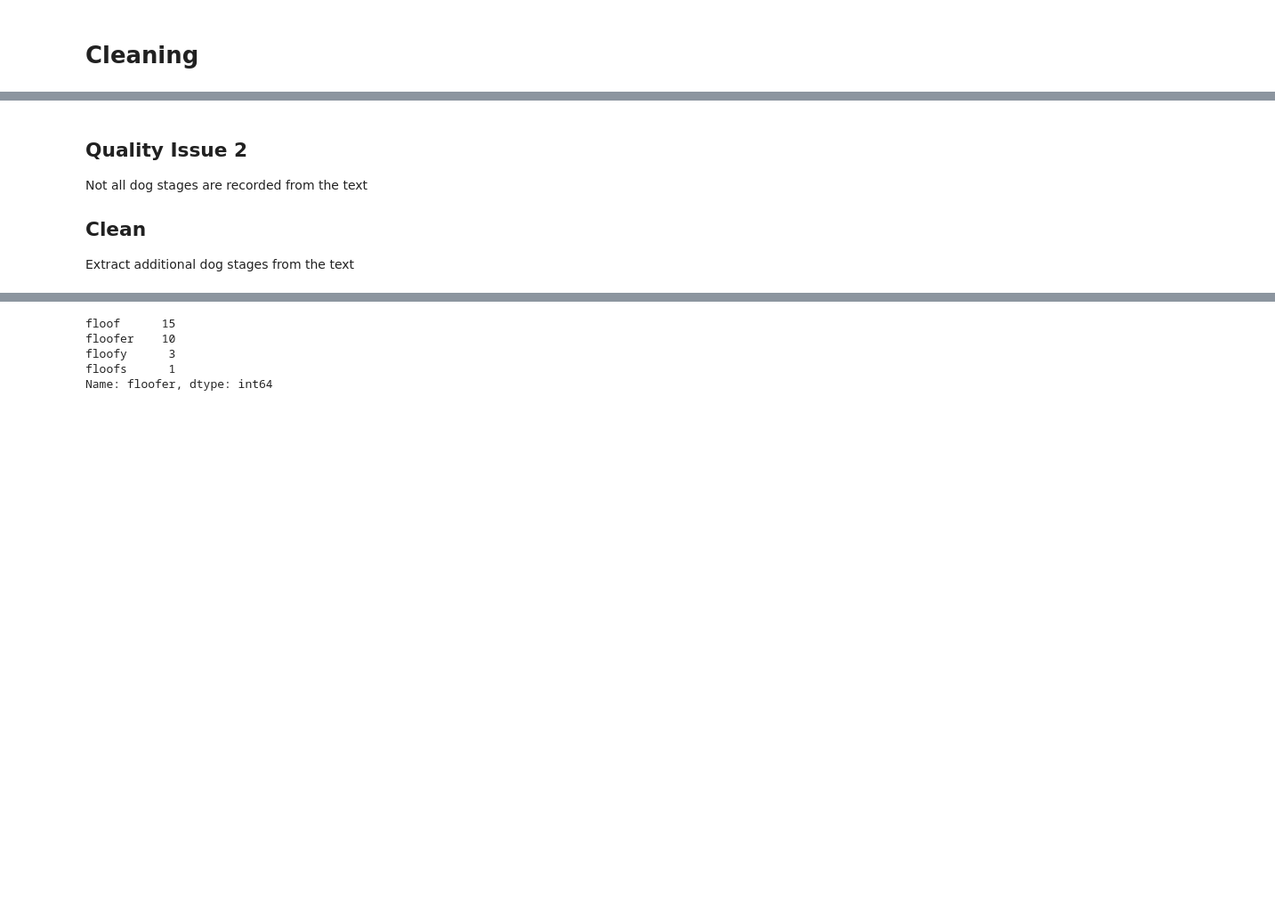
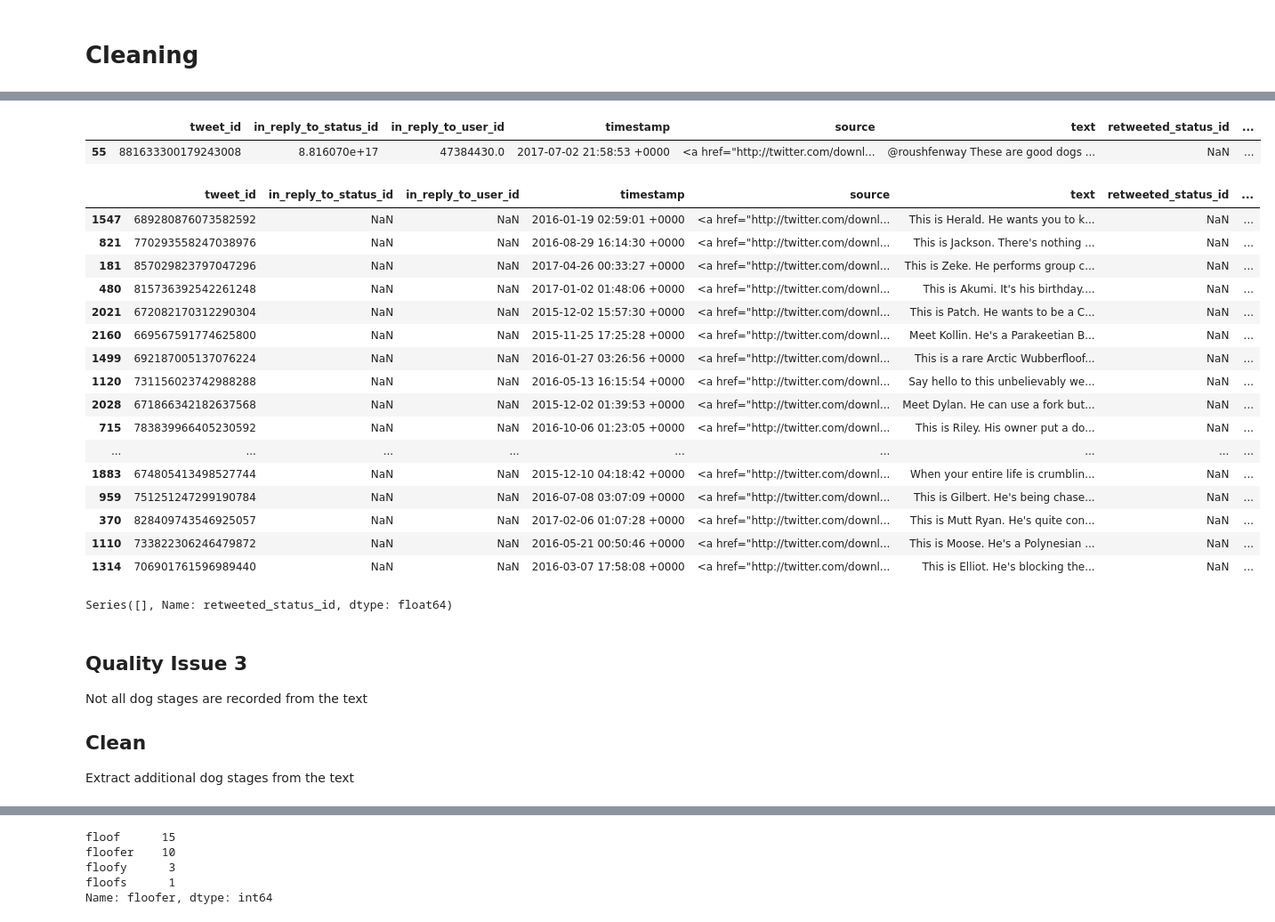
Before and after one commit to KattyP/DataWrangleProject, a Jupyter notebook: wrangle_act.ipynb, the cells around one changed output, grey strips where cells are left out. Shown at 89% size. Drawn from its saved outputs; the diff is of its cells as text; code cells hidden in the pictures; blank space fills up the shorter version.

```diff
--- a/wrangle_act.ipynb
+++ b/wrangle_act.ipynb
@@ -294,0 +317,6 @@ tweet_count_clean = tweet_count_list.copy()
+# %%
+# pull the tweet ids from the expanded urls columns
+twitter_archive_clean['clean_id'] = twitter_archive_clean.expanded_urls.str.extract('(\d{18})',expand=True)
+tweet_clean_id_list = twitter_archive_clean[twitter_archive_clean['tweet_id'].isin(tweet_errors)].clean_id
+tweet_clean_id_list = tweet_clean_id_list.tolist()
+tweet_clean_id_list
@@ -294,0 +345,3 @@ tweet_count_clean = tweet_count_list.copy()
+# %%
+twitter_archive_clean['duplicates'] = twitter_archive_clean.duplicated(subset='clean_id', keep=False)
+twitter_archive_clean[twitter_archive_clean['duplicates']==True].retweeted_status_id
@@ -326,0 +398,3 @@ memory usage: 305.9+ KB
+# %%
+twitter_archive_clean['duplicates'] = twitter_archive_clean.duplicated(subset='clean_id', keep=False)
+twitter_archive_clean[twitter_archive_clean['duplicates']==True].tweet_id
@@ -326,0 +419,31 @@ memory usage: 305.9+ KB
+# %%
+twitter_archive_clean[twitter_archive_clean['tweet_id']==881633300179243008]
+# %% [output]
+|  | tweet_id | in_reply_to_status_id | in_reply_to_user_id | timestamp | source | text | retweeted_status_id | ... |
+| 55 | 881633300179243008 | 8.816070e+17 | 47384430.0 | 2017-07-02 21:58:53 +0000 | <a href="http://twitter.com/downl... | @roushfenway These are good dogs ... | NaN | ... |
+# %%
+twitter_archive_clean.sample(50)
+# %% [output]
+|  | tweet_id | in_reply_to_status_id | in_reply_to_user_id | timestamp | source | text | retweeted_status_id | ... |
+| 1547 | 689280876073582592 | NaN | NaN | 2016-01-19 02:59:01 +0000 | <a href="http://twitter.com/downl... | This is Herald. He wants you to k... | NaN | ... |
+| 821 | 770293558247038976 | NaN | NaN | 2016-08-29 16:14:30 +0000 | <a href="http://twitter.com/downl... | This is Jackson. There's nothing ... | NaN | ... |
+| 181 | 857029823797047296 | NaN | NaN | 2017-04-26 00:33:27 +0000 | <a href="http://twitter.com/downl... | This is Zeke. He performs group c... | NaN | ... |
+| 480 | 815736392542261248 | NaN | NaN | 2017-01-02 01:48:06 +0000 | <a href="http://twitter.com/downl... | This is Akumi. It's his birthday.... | NaN | ... |
+| 2021 | 672082170312290304 | NaN | NaN | 2015-12-02 15:57:30 +0000 | <a href="http://twitter.com/downl... | This is Patch. He wants to be a C... | NaN | ... |
+| 2160 | 669567591774625800 | NaN | NaN | 2015-11-25 17:25:28 +0000 | <a href="http://twitter.com/downl... | Meet Kollin. He's a Parakeetian B... | NaN | ... |
+| 1499 | 692187005137076224 | NaN | NaN | 2016-01-27 03:26:56 +0000 | <a href="http://twitter.com/downl... | This is a rare Arctic Wubberfloof... | NaN | ... |
+| 1120 | 731156023742988288 | NaN | NaN | 2016-05-13 16:15:54 +0000 | <a href="http://twitter.com/downl... | Say hello to this unbelievably we... | NaN | ... |
+| 2028 | 671866342182637568 | NaN | NaN | 2015-12-02 01:39:53 +0000 | <a href="http://twitter.com/downl... | Meet Dylan. He can use a fork but... | NaN | ... |
+| 715 | 783839966405230592 | NaN | NaN | 2016-10-06 01:23:05 +0000 | <a href="http://twitter.com/downl... | This is Riley. His owner put a do... | NaN | ... |
+| ... | ... | ... | ... | ... | ... | ... | ... | ... |
+| 1883 | 674805413498527744 | NaN | NaN | 2015-12-10 04:18:42 +0000 | <a href="http://twitter.com/downl... | When your entire life is crumblin... | NaN | ... |
+| 959 | 751251247299190784 | NaN | NaN | 2016-07-08 03:07:09 +0000 | <a href="http://twitter.com/downl... | This is Gilbert. He's being chase... | NaN | ... |
+| 370 | 828409743546925057 | NaN | NaN | 2017-02-06 01:07:28 +0000 | <a href="http://twitter.com/downl... | This is Mutt Ryan. He's quite con... | NaN | ... |
+| 1110 | 733822306246479872 | NaN | NaN | 2016-05-21 00:50:46 +0000 | <a href="http://twitter.com/downl... | This is Moose. He's a Polynesian ... | NaN | ... |
+| 1314 | 706901761596989440 | NaN | NaN | 2016-03-07 17:58:08 +0000 | <a href="http://twitter.com/downl... | This is Elliot. He's blocking the... | NaN | ... |
+# %%
+# test - check again for duplications in the tweet ids
+twitter_archive_clean['duplicates'] = twitter_archive_clean.duplicated(subset='tweet_id', keep=False)
+twitter_archive_clean[twitter_archive_clean['duplicates']==True].retweeted_status_id
+# %% [output]
+Series([], Name: retweeted_status_id, dtype: float64)
@@ -327,5 +453,5 @@ memory usage: 305.9+ KB
 # %% [markdown]
-## Quality Issue 2
+## Quality Issue 3
 
 Not all dog stages are recorded from the text
 
```
Also changed, not shown: parts of 42 cells of this notebook.
